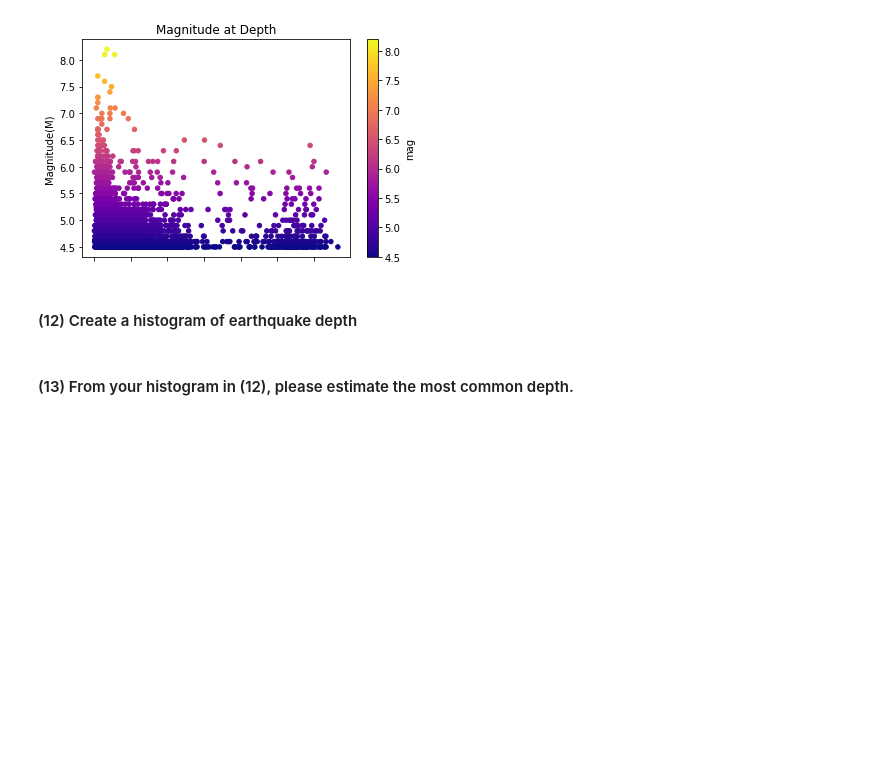
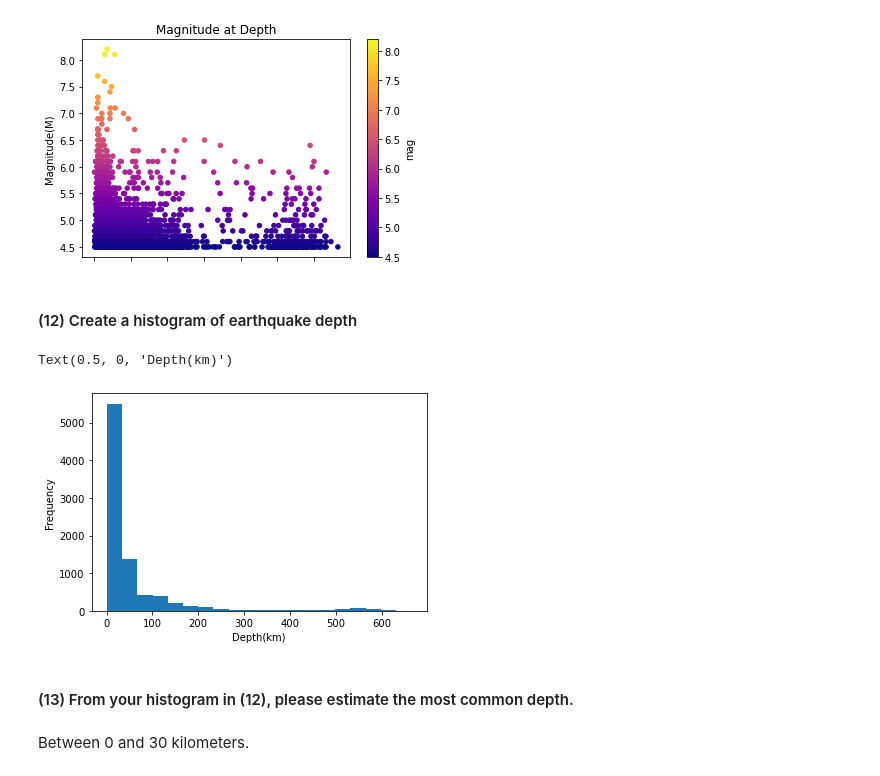
Before and after one commit to bjwhite-fnal/jupyter-notes-docker, a Jupyter notebook: uiuc_jupyter/uiuc_notebooks/Assignment6_Students.ipynb, the cells around one changed output. Drawn from its saved outputs; the diff is of its cells as text; code cells hidden in the pictures; blank space fills up the shorter version.

```diff
--- a/uiuc_jupyter/uiuc_notebooks/Assignment6_Students.ipynb
+++ b/uiuc_jupyter/uiuc_notebooks/Assignment6_Students.ipynb
@@ -147,5 +147,13 @@ Text(0.5, 0, 'Depth(km)')
 [figure]
 # %% [markdown]
 #### (12)  Create a histogram of earthquake depth
+# %%
+ax = tdata['depth'].plot.hist(by='depth', bins=20)
+ax.set_xlabel('Depth(km)')
+# %% [output]
+Text(0.5, 0, 'Depth(km)')
+[figure, added]
 # %% [markdown]
 #### (13)  From your histogram in (12), please estimate the most common depth.
+# %% [markdown]
+Between 0 and 30 kilometers.
```
Also changed, not shown: parts of 1 cell of this notebook, 6 other files.
